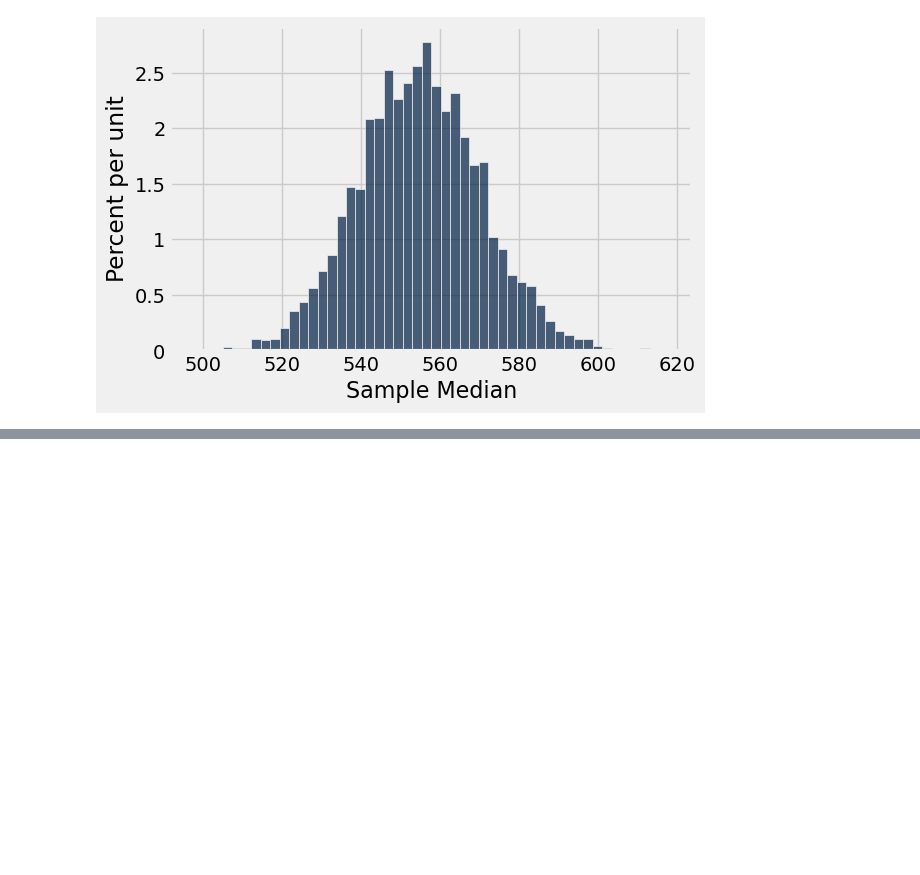
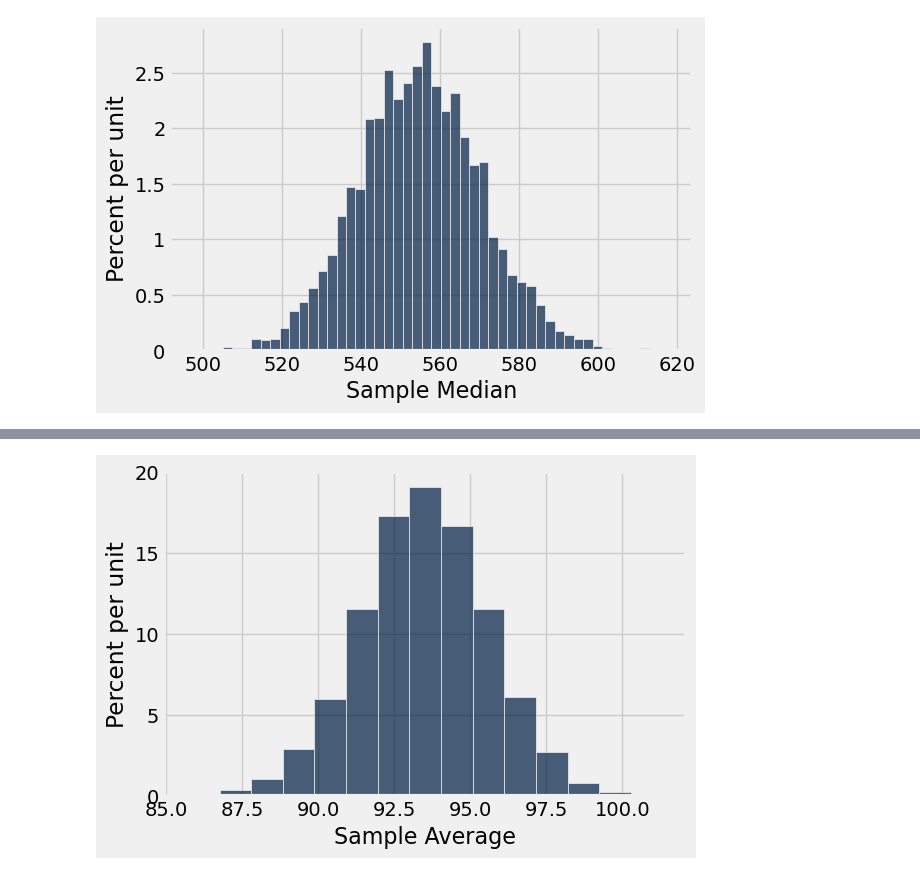
Before and after one commit to lawtonsclass/s26-code-from-class, a Jupyter notebook: data8/ch10.ipynb, the cells around one changed output, grey strips where cells are left out. Saved outputs shown, nothing was run; the diff lists cells and outputs as text; code cells hidden in the pictures; blank space fills up the shorter version.

```diff
--- a/data8/ch10.ipynb
+++ b/data8/ch10.ipynb
@@ -262,0 +299,15 @@ simulated_medians.hist(0, bins=50)
+# %%
+def calculate_and_graph_sample_averages(sample_size):
+    def random_sample_average():
+        return np.average(temps.sample(sample_size).column('Highest High'))
+
+    averages = make_array()
+
+    for i in np.arange(10000):
+        averages = np.append(averages, random_sample_average())
+
+    Table().with_column('Sample Average', averages).hist(0, bins=15)
+# %%
+calculate_and_graph_sample_averages(50)
+# %% [output]
+[figure, added]
```
Also changed, not shown: parts of 13 cells of this notebook.
